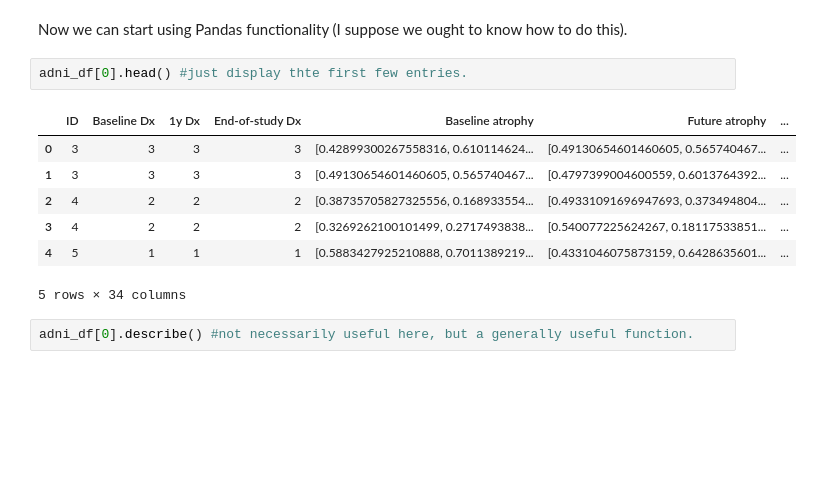
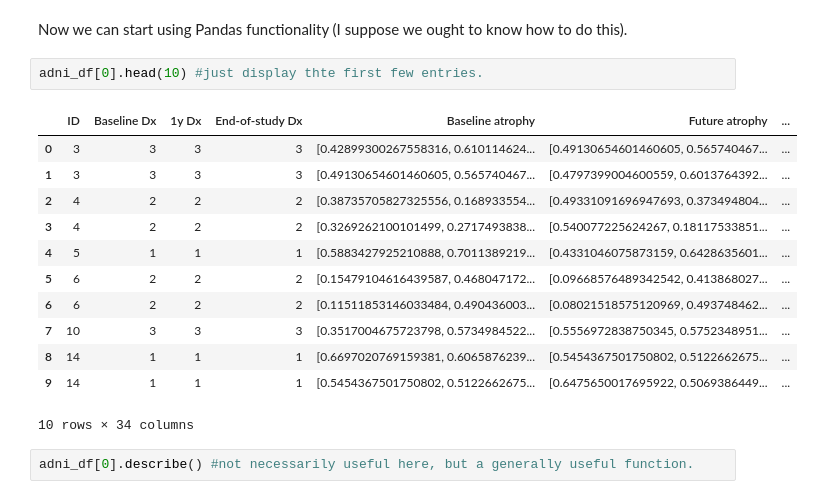
Before and after one commit to megstanley/ADNI, a Jupyter notebook: src/ADNI-dataset.ipynb, the cells around one changed output. Saved outputs shown, nothing was run; the diff lists cells and outputs as text; blank space fills up the shorter version.

```diff
--- a/src/ADNI-dataset.ipynb
+++ b/src/ADNI-dataset.ipynb
@@ -162,15 +162,20 @@ adni_df = [pd.DataFrame({
 # %% [markdown]
 Now we can start using Pandas functionality (I suppose we ought to know how to do this).
 # %%
-adni_df[0].head() #just display thte first few entries.
+adni_df[0].head(10) #just display thte first few entries.
 # %% [output]
 |  | ID | Baseline Dx | 1y Dx | End-of-study Dx | Baseline atrophy | Future atrophy | ... |
 | 0 | 3 | 3 | 3 | 3 | [0.42899300267558316, 0.610114624... | [0.49130654601460605, 0.565740467... | ... |
 | 1 | 3 | 3 | 3 | 3 | [0.49130654601460605, 0.565740467... | [0.4797399004600559, 0.6013764392... | ... |
 | 2 | 4 | 2 | 2 | 2 | [0.38735705827325556, 0.168933554... | [0.49331091696947693, 0.373494804... | ... |
 | 3 | 4 | 2 | 2 | 2 | [0.3269262100101499, 0.2717493838... | [0.540077225624267, 0.18117533851... | ... |
 | 4 | 5 | 1 | 1 | 1 | [0.5883427925210888, 0.7011389219... | [0.4331046075873159, 0.6428635601... | ... |
+| 5 | 6 | 2 | 2 | 2 | [0.15479104616439587, 0.468047172... | [0.09668576489342542, 0.413868027... | ... |
+| 6 | 6 | 2 | 2 | 2 | [0.11511853146033484, 0.490436003... | [0.08021518575120969, 0.493748462... | ... |
+| 7 | 10 | 3 | 3 | 3 | [0.3517004675723798, 0.5734984522... | [0.5556972838750345, 0.5752348951... | ... |
+| 8 | 14 | 1 | 1 | 1 | [0.6697020769159381, 0.6065876239... | [0.5454367501750802, 0.5122662675... | ... |
+| 9 | 14 | 1 | 1 | 1 | [0.5454367501750802, 0.5122662675... | [0.6475650017695922, 0.5069386449... | ... |
-5 rows × 34 columns
+10 rows × 34 columns
 # %%
 adni_df[0].describe() #not necessarily useful here, but a generally useful function.
 # %% [output]
```
Also changed, not shown: parts of 6 cells of this notebook.
